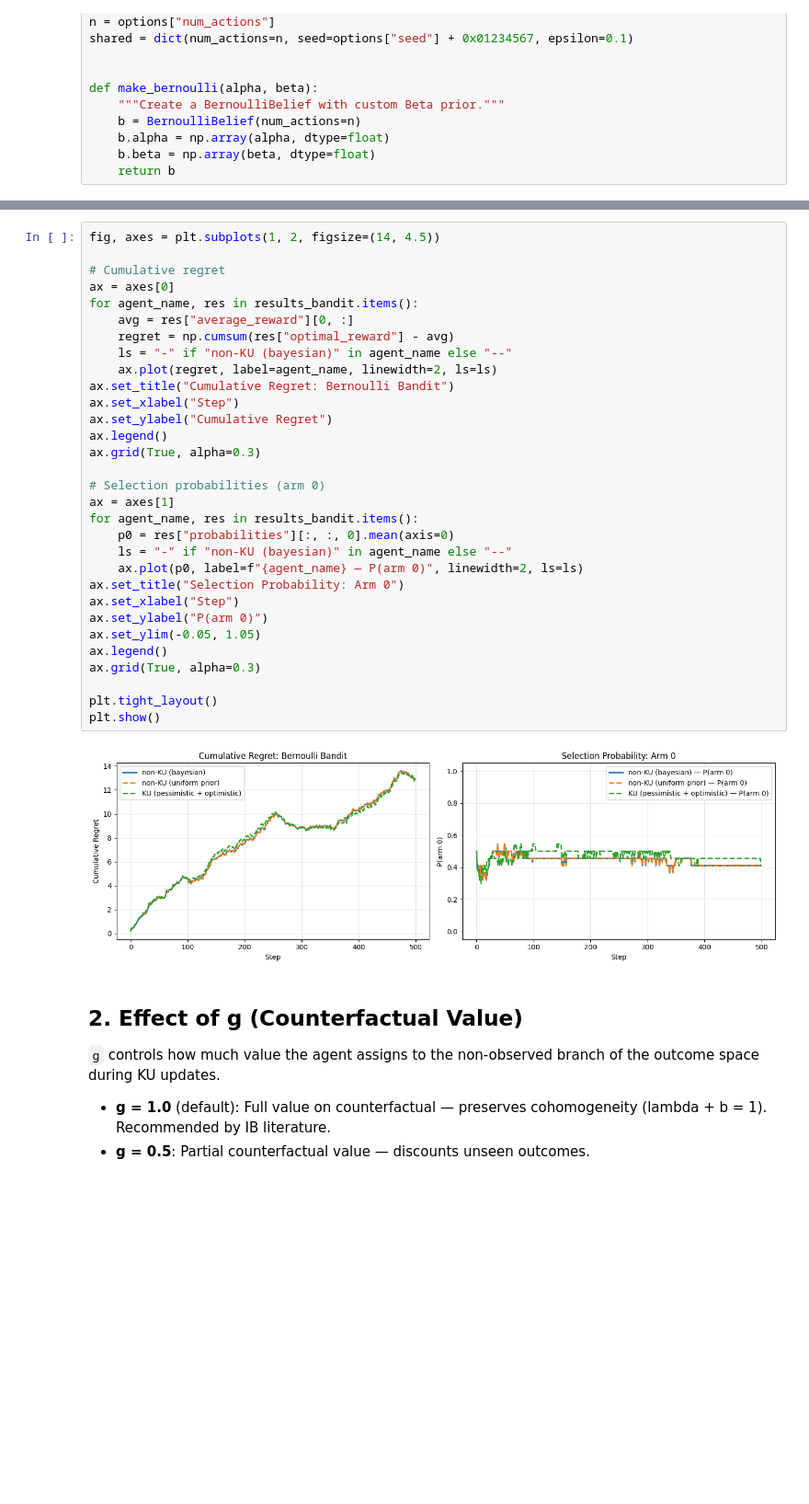
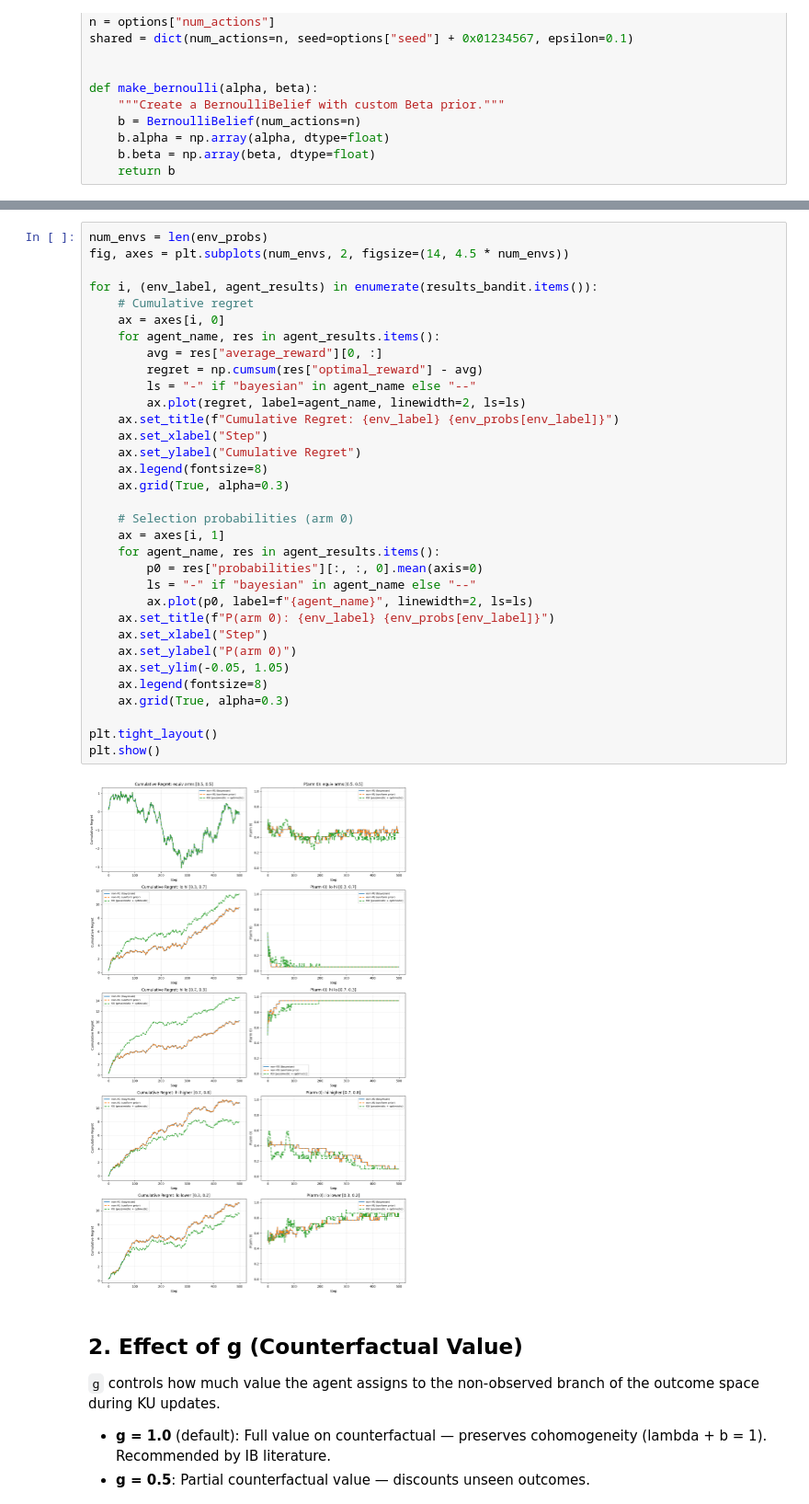
Before and after one commit to SPAR-S26-IBRL-Stream/Project-Newcomb, a Jupyter notebook: experiments/alaro/KUComparison.ipynb, the cells around one changed output, grey strips where cells are left out. Shown at 92% size. Saved outputs shown, nothing was run; the diff lists cells and outputs as text; blank space fills up the shorter version.

Commit message:
Some interesting results about when the IB KU behavior diverges from bayesian and IB single a measure

```diff
--- a/experiments/alaro/KUComparison.ipynb
+++ b/experiments/alaro/KUComparison.ipynb
@@ -93,36 +117,38 @@ Running: bernoulli-bandit / KU (pessimistic + optimistic)
 # %%
-fig, axes = plt.subplots(1, 2, figsize=(14, 4.5))
+num_envs = len(env_probs)
+fig, axes = plt.subplots(num_envs, 2, figsize=(14, 4.5 * num_envs))
 
-# Cumulative regret
-ax = axes[0]
-for agent_name, res in results_bandit.items():
-    avg = res["average_reward"][0, :]
-    regret = np.cumsum(res["optimal_reward"] - avg)
-    ls = "-" if "non-KU (bayesian)" in agent_name else "--"
-    ax.plot(regret, label=agent_name, linewidth=2, ls=ls)
-ax.set_title("Cumulative Regret: Bernoulli Bandit")
-ax.set_xlabel("Step")
-ax.set_ylabel("Cumulative Regret")
-ax.legend()
-ax.grid(True, alpha=0.3)
+for i, (env_label, agent_results) in enumerate(results_bandit.items()):
+    # Cumulative regret
+    ax = axes[i, 0]
+    for agent_name, res in agent_results.items():
+        avg = res["average_reward"][0, :]
+        regret = np.cumsum(res["optimal_reward"] - avg)
+        ls = "-" if "bayesian" in agent_name else "--"
+        ax.plot(regret, label=agent_name, linewidth=2, ls=ls)
+    ax.set_title(f"Cumulative Regret: {env_label} {env_probs[env_label]}")
+    ax.set_xlabel("Step")
+    ax.set_ylabel("Cumulative Regret")
+    ax.legend(fontsize=8)
+    ax.grid(True, alpha=0.3)
 
-# Selection probabilities (arm 0)
-ax = axes[1]
-for agent_name, res in results_bandit.items():
-    p0 = res["probabilities"][:, :, 0].mean(axis=0)
-    ls = "-" if "non-KU (bayesian)" in agent_name else "--"
-    ax.plot(p0, label=f"{agent_name} — P(arm 0)", linewidth=2, ls=ls)
-ax.set_title("Selection Probability: Arm 0")
-ax.set_xlabel("Step")
-ax.set_ylabel("P(arm 0)")
-ax.set_ylim(-0.05, 1.05)
-ax.legend()
-ax.grid(True, alpha=0.3)
+    # Selection probabilities (arm 0)
+    ax = axes[i, 1]
+    for agent_name, res in agent_results.items():
+        p0 = res["probabilities"][:, :, 0].mean(axis=0)
+        ls = "-" if "bayesian" in agent_name else "--"
+        ax.plot(p0, label=f"{agent_name}", linewidth=2, ls=ls)
+    ax.set_title(f"P(arm 0): {env_label} {env_probs[env_label]}")
+    ax.set_xlabel("Step")
+    ax.set_ylabel("P(arm 0)")
+    ax.set_ylim(-0.05, 1.05)
+    ax.legend(fontsize=8)
+    ax.grid(True, alpha=0.3)
 
 plt.tight_layout()
 plt.show()
 # %% [output]
-[figure, old version]
+[figure, new version]
 # %% [markdown]
 ## 2. Effect of g (Counterfactual Value)
 
```
Also changed, not shown: parts of 4 cells of this notebook.
